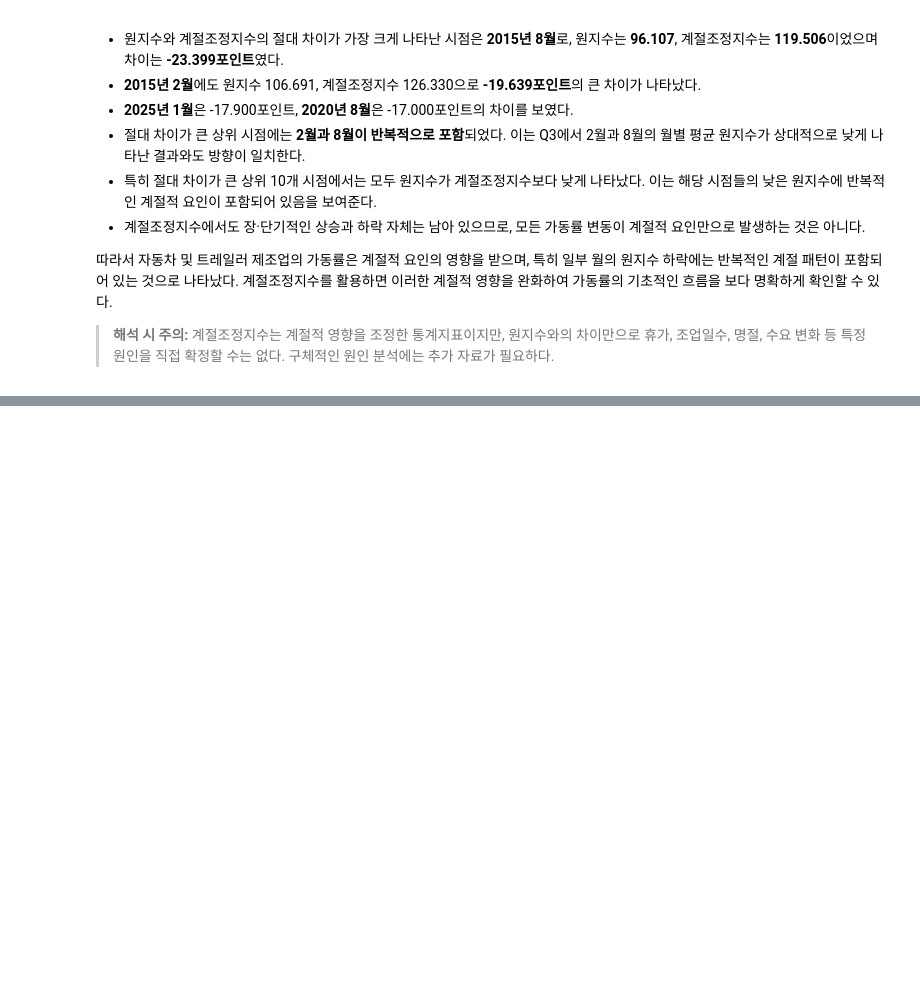
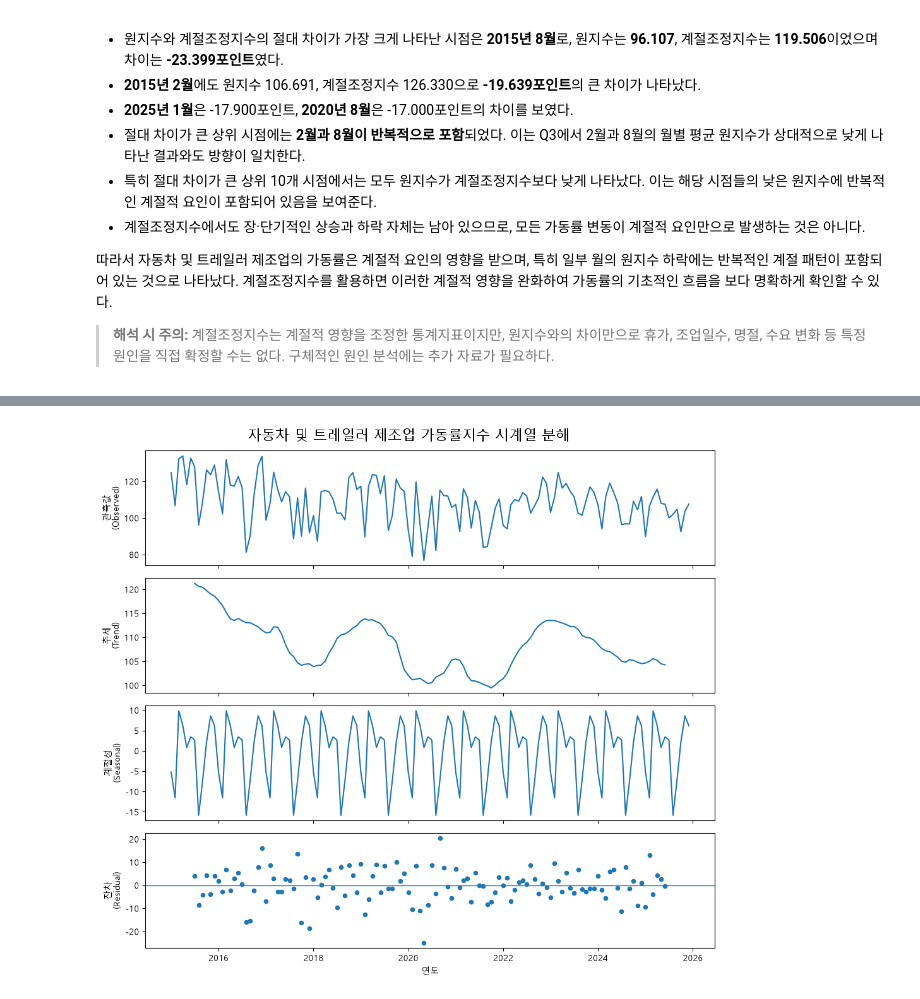
Before and after one commit to codyssey-siyul/M1-1, a Jupyter notebook: analysis.ipynb, the cells around one changed output, grey strips where cells are left out. Drawn from its saved outputs; the diff is of its cells as text; code cells hidden in the pictures; blank space fills up the shorter version.

Commit message:
Add time series decomposition bonus analysis

```diff
--- a/analysis.ipynb
+++ b/analysis.ipynb
@@ -794,0 +825,59 @@ plt.show()
+# %%
+# 가동률지수 시계열 분해 결과 시각화
+
+fig, axes = plt.subplots(4, 1, figsize=(10, 9), sharex=True)
+
+# 1. 관측값
+axes[0].plot(
+    decomposition.observed.index,
+    decomposition.observed,
+    linewidth=1.5
+)
+axes[0].set_ylabel("관측값\n(Observed)")
+axes[0].grid(False)
+
+# 2. 추세
+axes[1].plot(
+    decomposition.trend.index,
+    decomposition.trend,
+    linewidth=1.5
+)
+axes[1].set_ylabel("추세\n(Trend)")
+axes[1].grid(False)
+
+# 3. 계절성
+axes[2].plot(
+    decomposition.seasonal.index,
+    decomposition.seasonal,
+    linewidth=1.5
+)
+axes[2].set_ylabel("계절성\n(Seasonal)")
+axes[2].grid(False)
+
+# 4. 잔차
+axes[3].scatter(
+    decomposition.resid.index,
+    decomposition.resid,
+    s=20
+)
+axes[3].axhline(0, linewidth=1)
+axes[3].set_ylabel("잔차\n(Residual)")
+axes[3].set_xlabel("연도")
+axes[3].grid(False)
+
+plt.suptitle(
+    "자동차 및 트레일러 제조업 가동률지수 시계열 분해",
+    fontsize=16
+)
+
+plt.tight_layout()
+
+plt.savefig(
+    "images/05_utilization_decomposition.png",
+    dpi=300,
+    bbox_inches="tight"
+)
+
+plt.show()
+# %% [output]
+[figure, added]
```
Also changed, not shown: parts of 4 cells of this notebook, 2 other files.
